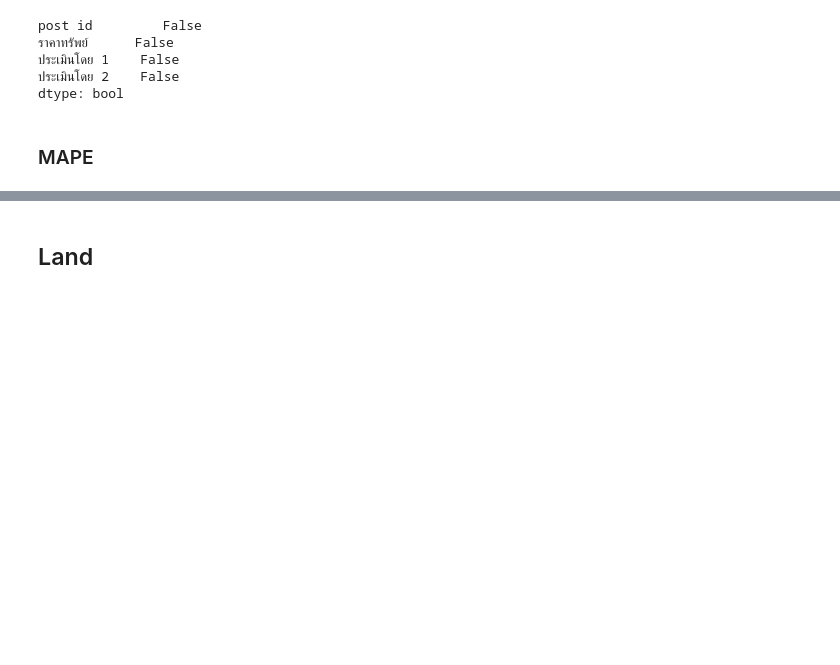
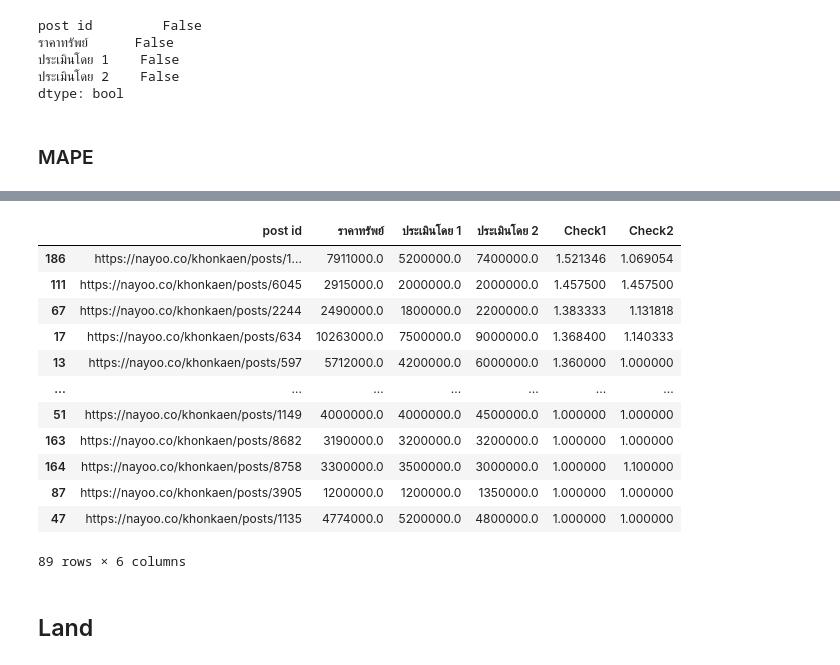
Before and after one commit to gxilly/bsc_dpdm22, a Jupyter notebook: [dataprep1]_property_estimator.ipynb, the cells around one changed output, grey strips where cells are left out. Drawn from its saved outputs; the diff is of its cells as text; code cells hidden in the pictures; blank space fills up the shorter version.

```diff
--- a/[dataprep1]_property_estimator.ipynb
+++ b/[dataprep1]_property_estimator.ipynb
@@ -305,3 +374,19 @@ print(f' MAPE ราคาทรัพย์กับผู้ประเมิ
+# %%
+ass_h.sort_values(by=['Check1'], ascending=False)
+# %% [output]
+|  | post id | ราคาทรัพย์ | ประเมินโดย 1 | ประเมินโดย 2 | Check1 | Check2 |
+| 186 | https://nayoo.co/khonkaen/posts/1... | 7911000.0 | 5200000.0 | 7400000.0 | 1.521346 | 1.069054 |
+| 111 | https://nayoo.co/khonkaen/posts/6045 | 2915000.0 | 2000000.0 | 2000000.0 | 1.457500 | 1.457500 |
+| 67 | https://nayoo.co/khonkaen/posts/2244 | 2490000.0 | 1800000.0 | 2200000.0 | 1.383333 | 1.131818 |
+| 17 | https://nayoo.co/khonkaen/posts/634 | 10263000.0 | 7500000.0 | 9000000.0 | 1.368400 | 1.140333 |
+| 13 | https://nayoo.co/khonkaen/posts/597 | 5712000.0 | 4200000.0 | 6000000.0 | 1.360000 | 1.000000 |
+| ... | ... | ... | ... | ... | ... | ... |
+| 51 | https://nayoo.co/khonkaen/posts/1149 | 4000000.0 | 4000000.0 | 4500000.0 | 1.000000 | 1.000000 |
+| 163 | https://nayoo.co/khonkaen/posts/8682 | 3190000.0 | 3200000.0 | 3200000.0 | 1.000000 | 1.000000 |
+| 164 | https://nayoo.co/khonkaen/posts/8758 | 3300000.0 | 3500000.0 | 3000000.0 | 1.000000 | 1.100000 |
+| 87 | https://nayoo.co/khonkaen/posts/3905 | 1200000.0 | 1200000.0 | 1350000.0 | 1.000000 | 1.000000 |
+| 47 | https://nayoo.co/khonkaen/posts/1135 | 4774000.0 | 5200000.0 | 4800000.0 | 1.000000 | 1.000000 |
+89 rows × 6 columns
 # %% [markdown]
 ## Land
 # %%
```
Also changed, not shown: parts of 23 cells of this notebook.
